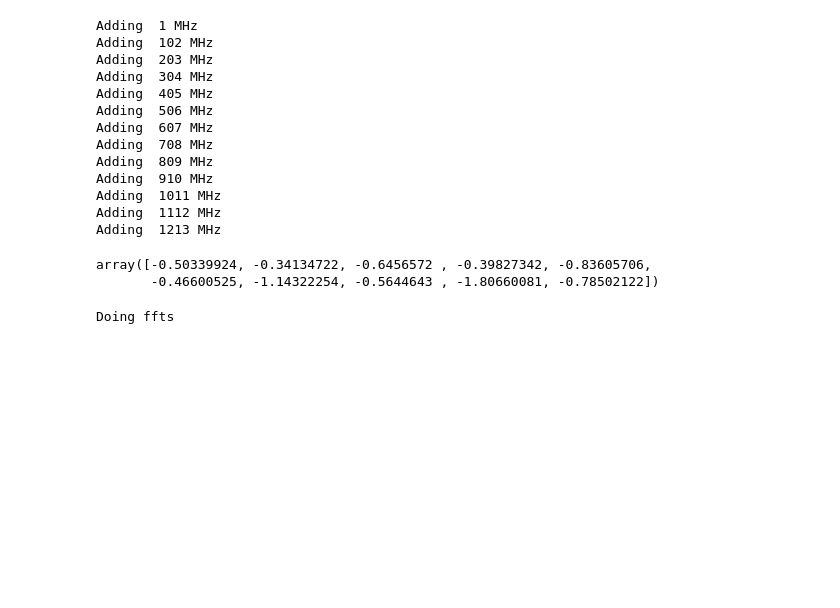
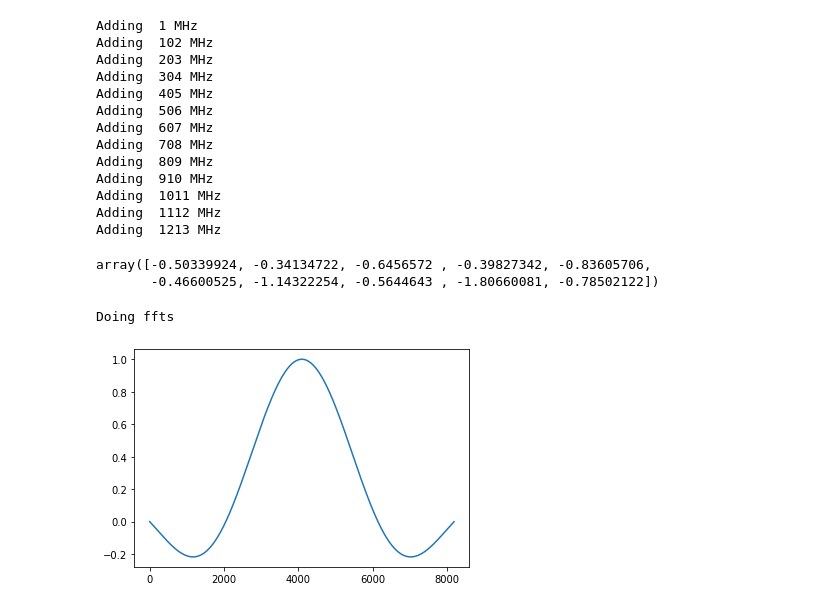
Before and after one commit to bmxdemo/bmxproject, a Jupyter notebook: ipynb/DSP_polyphase_filterbank.ipynb, the cells around one changed output. Saved outputs shown, nothing was run; the diff lists cells and outputs as text; code cells hidden in the pictures; blank space fills up the shorter version.

```diff
--- a/ipynb/DSP_polyphase_filterbank.ipynb
+++ b/ipynb/DSP_polyphase_filterbank.ipynb
@@ -85,3 +87,17 @@ fp,pp=polyphase(sam,Na,Nx,dt)
+# %%
+Ntaps=4
+Nstart=0
+Nstep=Ntaps*Nx
+Nend=Nstep
+res=[]
+while Nend<N:
+    fp,pp=polyphase(sam[Nstart:Nend],Nx,Ntaps,dt,plot=(Nstart==0))
+    res.append(pp)
+    Nstart+=Nstep
+    Nend+=Nstep
+res=np.array(res).mean(axis=0)
+# %% [output]
+[figure, added]
 # %%
 freq
 # %% [output]
```
Also changed, not shown: parts of 8 cells of this notebook.
